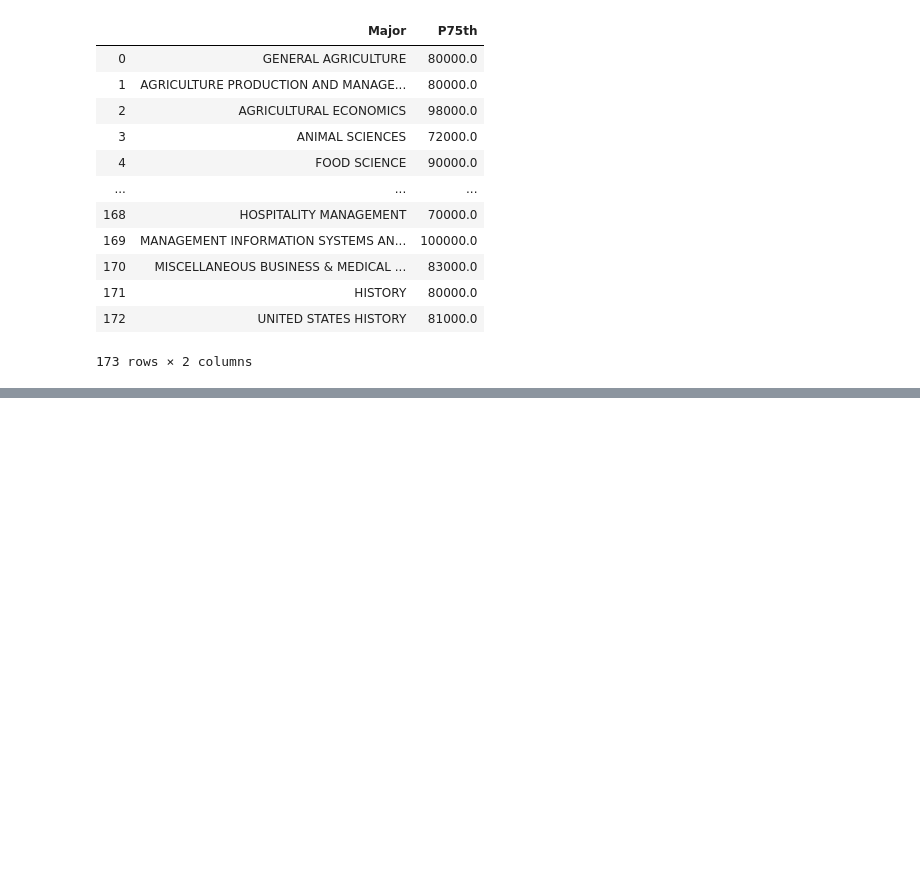
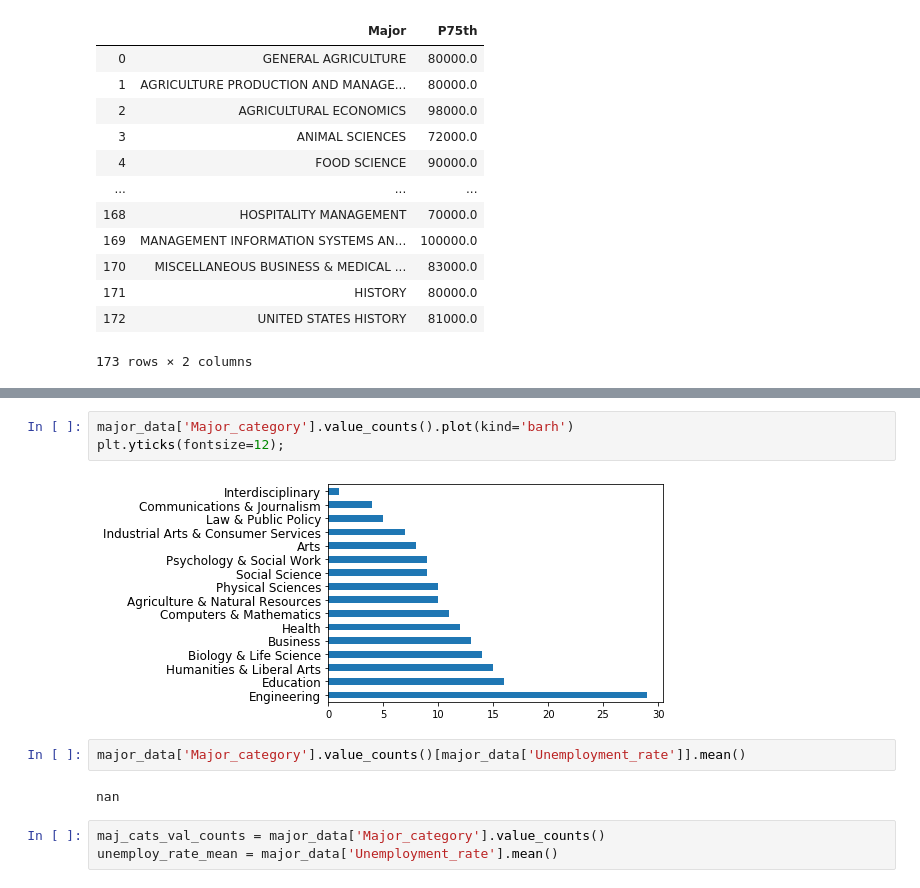
Before and after one commit to michaeltait3/College-Majors-Report, a Jupyter notebook: eda.ipynb, the cells around one changed output, grey strips where cells are left out. Drawn from its saved outputs; the diff is of its cells as text; blank space fills up the shorter version.

```diff
--- a/eda.ipynb
+++ b/eda.ipynb
@@ -153,0 +235,12 @@ Text(0.5, 0, '')
+# %%
+major_data['Major_category'].value_counts().plot(kind='barh')
+plt.yticks(fontsize=12);
+# %% [output]
+[figure, added]
+# %%
+major_data['Major_category'].value_counts()[major_data['Unemployment_rate']].mean()
+# %% [output]
+nan
+# %%
+maj_cats_val_counts = major_data['Major_category'].value_counts()
+unemploy_rate_mean = major_data['Unemployment_rate'].mean()
```
Also changed, not shown: parts of 24 cells of this notebook, 1 other file.
